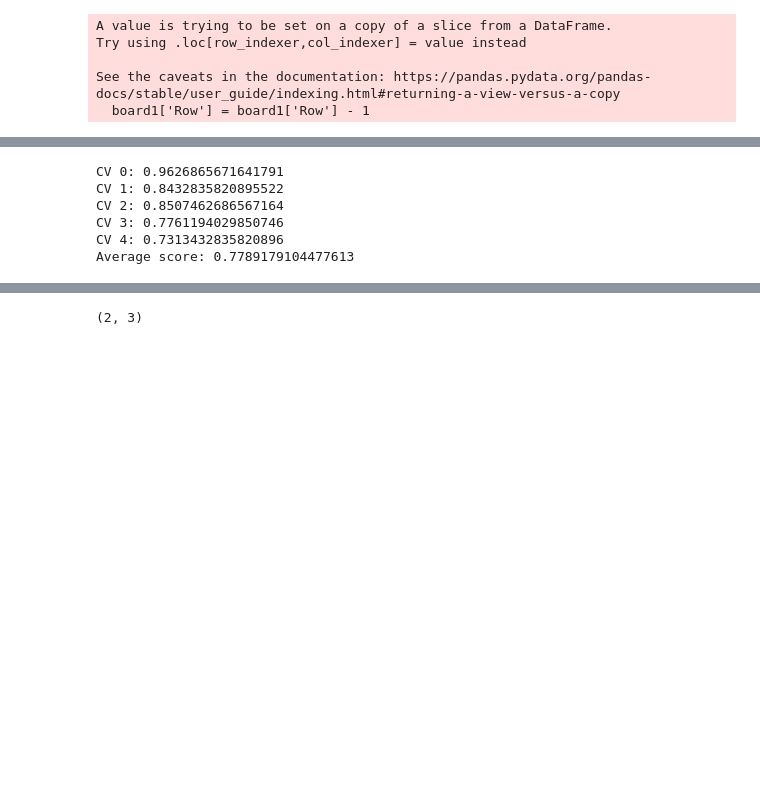
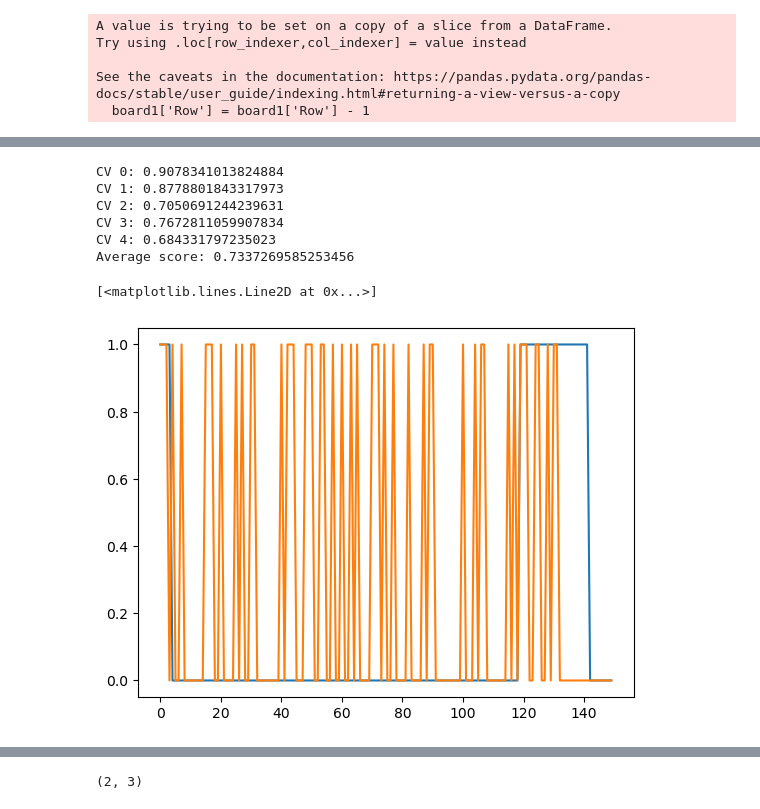
Before and after one commit to TheUnity42/MMI2022, a Jupyter notebook: udp/scratch.ipynb, the cells around one changed output, grey strips where cells are left out. Drawn from its saved outputs; the diff is of its cells as text; code cells hidden in the pictures; blank space fills up the shorter version.

```diff
--- a/udp/scratch.ipynb
+++ b/udp/scratch.ipynb
@@ -49,29 +93,44 @@ clf = TimeSeriesForest(n_estimators=50, criterion='entropy', max_depth=1, n_jobs
 # %%
+clf = KNeighborsClassifier(n_neighbors=5, n_jobs=-1)
+
 # setup cross validation
 cv_num = 5
 cv_sz = int(len(X) / cv_num)
 
 avg_score = None
 
 for i in range(cv_num):
     X_test = X[cv_sz * i:cv_sz * (i + 1)]
     y_test = y[cv_sz * i:cv_sz * (i + 1)]
     X_train = np.concatenate((X[:cv_sz * i], X[cv_sz * (i + 1):]))
     y_train = np.concatenate((y[:cv_sz * i], y[cv_sz * (i + 1):]))
     clf.fit(X_train, y_train)
     score = clf.score(X_test, y_test)
     print(f"CV {i}: {score}")
     if avg_score is None:
         avg_score = score
     else:
         avg_score = (avg_score + score) / 2
 
 print(f"Average score: {avg_score}")
+clf.fit(X, y)
+
+tx = X[-150:]
+ty = y[-150:]
+
+pred = clf.predict(tx)
+# pred = np.array([1 if pred[i:i+3].sum()/3 > 0 else 0 for i in range(len(pred) - 3)])
+
+
+plt.plot(ty)
+plt.plot(pred)
 # %% [output]
-CV 0: 0.9626865671641791
-CV 1: 0.8432835820895522
-CV 2: 0.8507462686567164
-CV 3: 0.7761194029850746
-CV 4: 0.7313432835820896
-Average score: 0.7789179104477613
+CV 0: 0.9078341013824884
+CV 1: 0.8778801843317973
+CV 2: 0.7050691244239631
+CV 3: 0.7672811059907834
+CV 4: 0.684331797235023
+Average score: 0.7337269585253456
+[<matplotlib.lines.Line2D at 0x...>]
+[figure, added]
 # %%
```
Also changed, not shown: parts of 8 cells of this notebook, 2 other files.
